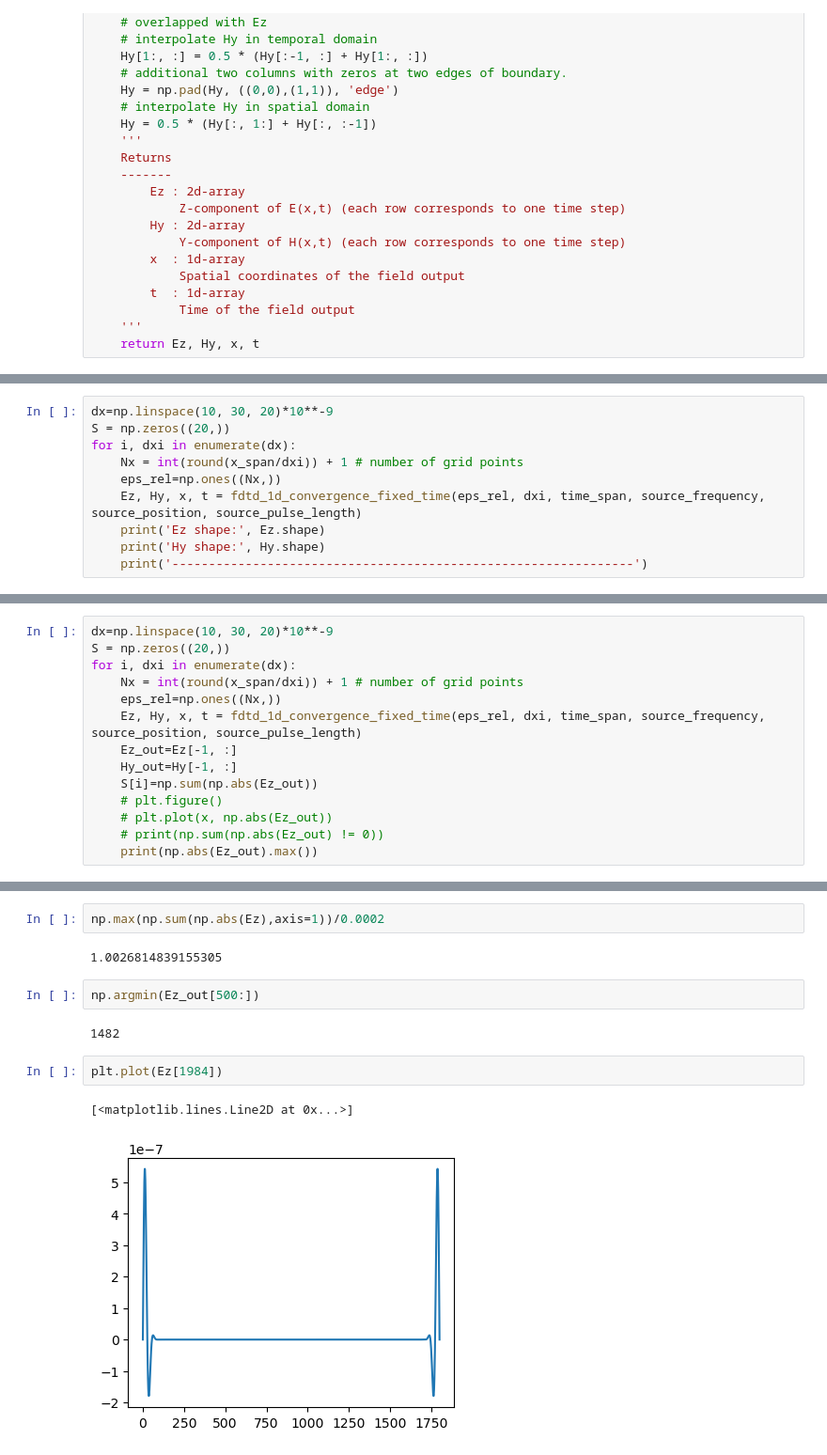
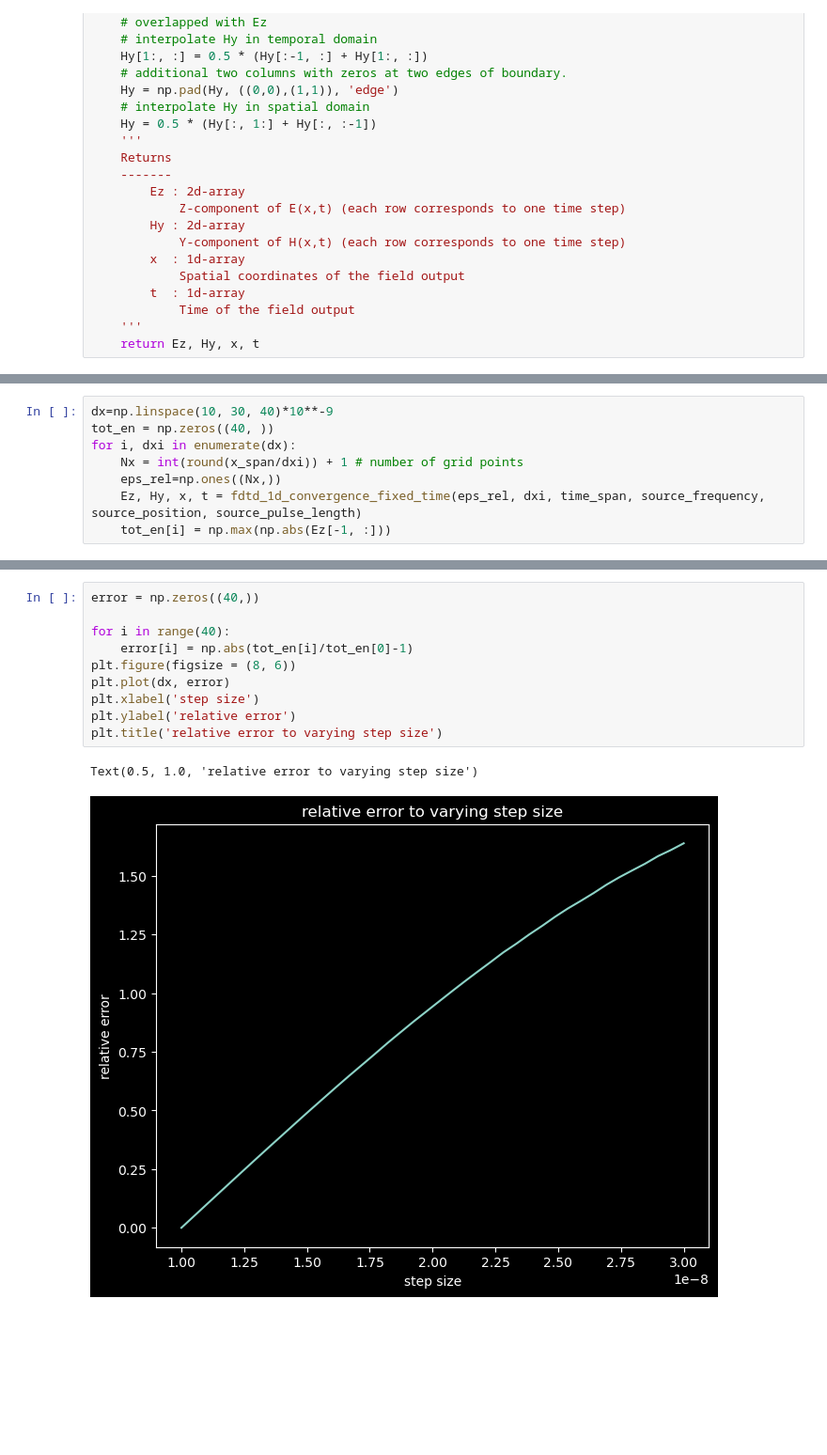
Before and after one commit to jianyangwu1996/CPho, a Jupyter notebook: homework3/Homework_3_report_group_3.ipynb, the cells around one changed output, grey strips where cells are left out. Shown at 94% size. Cells and saved outputs as stored; diff of their text form; blank space fills up the shorter version.

```diff
--- a/homework3/Homework_3_report_group_3.ipynb
+++ b/homework3/Homework_3_report_group_3.ipynb
@@ -332,10 +357,8 @@ source_pulse_length = 1e-15
 # %%
-dx=np.linspace(10, 30, 20)*10**-9
-S = np.zeros((20,))
+dx=np.linspace(10, 30, 40)*10**-9
+tot_en = np.zeros((40, ))
 for i, dxi in enumerate(dx):
     Nx = int(round(x_span/dxi)) + 1 # number of grid points
     eps_rel=np.ones((Nx,))
     Ez, Hy, x, t = fdtd_1d_convergence_fixed_time(eps_rel, dxi, time_span, source_frequency, source_position, source_pulse_length)
-    print('Ez shape:', Ez.shape)
-    print('Hy shape:', Hy.shape)
-    print('---------------------------------------------------------------')
+    tot_en[i] = np.max(np.abs(Ez[-1, :]))
@@ -360,14 +364,0 @@ Hy shape: (3599, 601)
-# %%
-dx=np.linspace(10, 30, 20)*10**-9
-S = np.zeros((20,))
-for i, dxi in enumerate(dx):
-    Nx = int(round(x_span/dxi)) + 1 # number of grid points
-    eps_rel=np.ones((Nx,))
-    Ez, Hy, x, t = fdtd_1d_convergence_fixed_time(eps_rel, dxi, time_span, source_frequency, source_position, source_pulse_length)
-    Ez_out=Ez[-1, :]
-    Hy_out=Hy[-1, :]
-    S[i]=np.sum(np.abs(Ez_out))
-    # plt.figure()
-    # plt.plot(x, np.abs(Ez_out))
-    # print(np.sum(np.abs(Ez_out) != 0))
-    print(np.abs(Ez_out).max())
@@ -412,13 +365,13 @@ plt.plot(Ez_out)
-# %%
-np.max(np.sum(np.abs(Ez),axis=1))/0.0002
-# %% [output]
-1.0026814839155305
-# %%
-np.argmin(Ez_out[500:])
-# %% [output]
-1482
-# %%
-plt.plot(Ez[1984])
-# %% [output]
-[<matplotlib.lines.Line2D at 0x...>]
-[figure, removed]
+# %%
+error = np.zeros((40,))
+
+for i in range(40):
+    error[i] = np.abs(tot_en[i]/tot_en[0]-1)
+plt.figure(figsize = (8, 6))
+plt.plot(dx, error)
+plt.xlabel('step size')
+plt.ylabel('relative error')
+plt.title('relative error to varying step size')
+# %% [output]
+Text(0.5, 1.0, 'relative error to varying step size')
+[figure, added]
```
Also changed, not shown: parts of 46 cells of this notebook, 3 other files.
